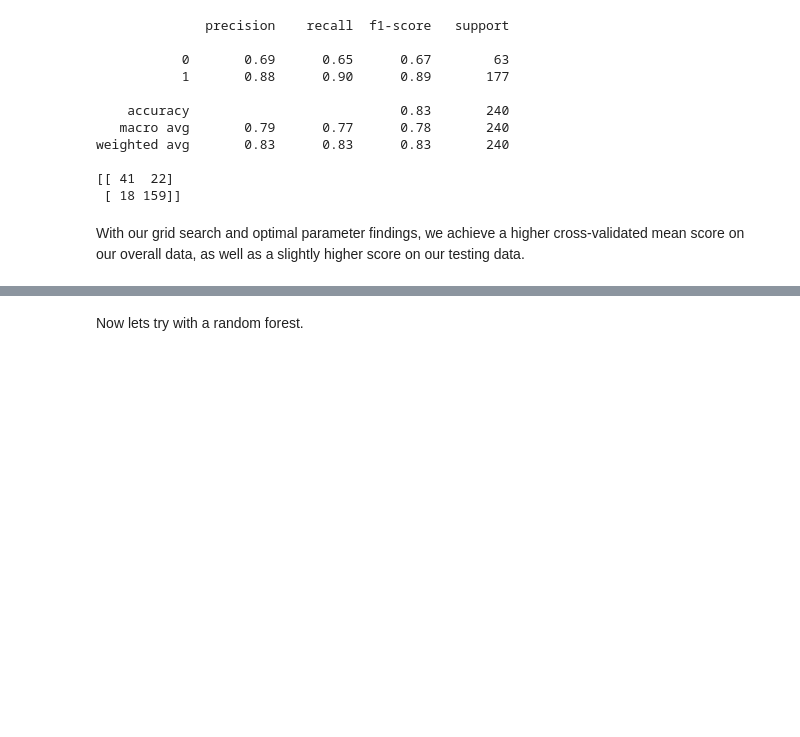
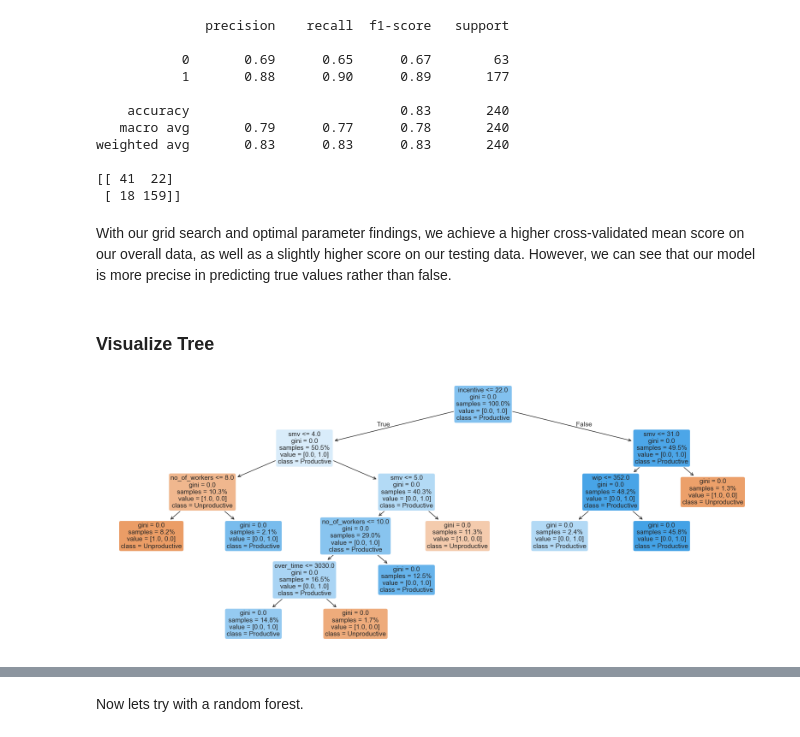
Before and after one commit to jastro-dev/dq-ds-06-employee-productivity-prediction-tree-models, a Jupyter notebook: main_notebook.ipynb, the cells around one changed output, grey strips where cells are left out. Drawn from its saved outputs; the diff is of its cells as text; code cells hidden in the pictures; blank space fills up the shorter version.

```diff
--- a/main_notebook.ipynb
+++ b/main_notebook.ipynb
@@ -697,4 +697,25 @@ weighted avg       0.83      0.83      0.83       240
 [[ 41  22]
  [ 18 159]]
 # %% [markdown]
-With our grid search and optimal parameter findings, we achieve a higher cross-validated mean score on our overall data, as well as a slightly higher score on our testing data.
+With our grid search and optimal parameter findings, we achieve a higher cross-validated mean score on our overall data, as well as a slightly higher score on our testing data. However, we can see that our model is more precise in predicting true values rather than false.
+# %% [markdown]
+### Visualize Tree
+# %%
+from sklearn.tree import plot_tree
+
+import matplotlib.pyplot as plt
+
+plt.figure(figsize = [20.0, 8.0]) # Setting the size of displayed Tree
+
+plot_tree(best_estimator,
+    feature_names=list(X.columns),
+    class_names=['Unproductive', 'Productive'],
+    filled=True,
+    proportion=True,
+    precision=0,
+    rounded=True,
+    fontsize=11)
+
+plt.show()
+# %% [output]
+[figure, added]
```
Also changed, not shown: parts of 7 cells of this notebook.
